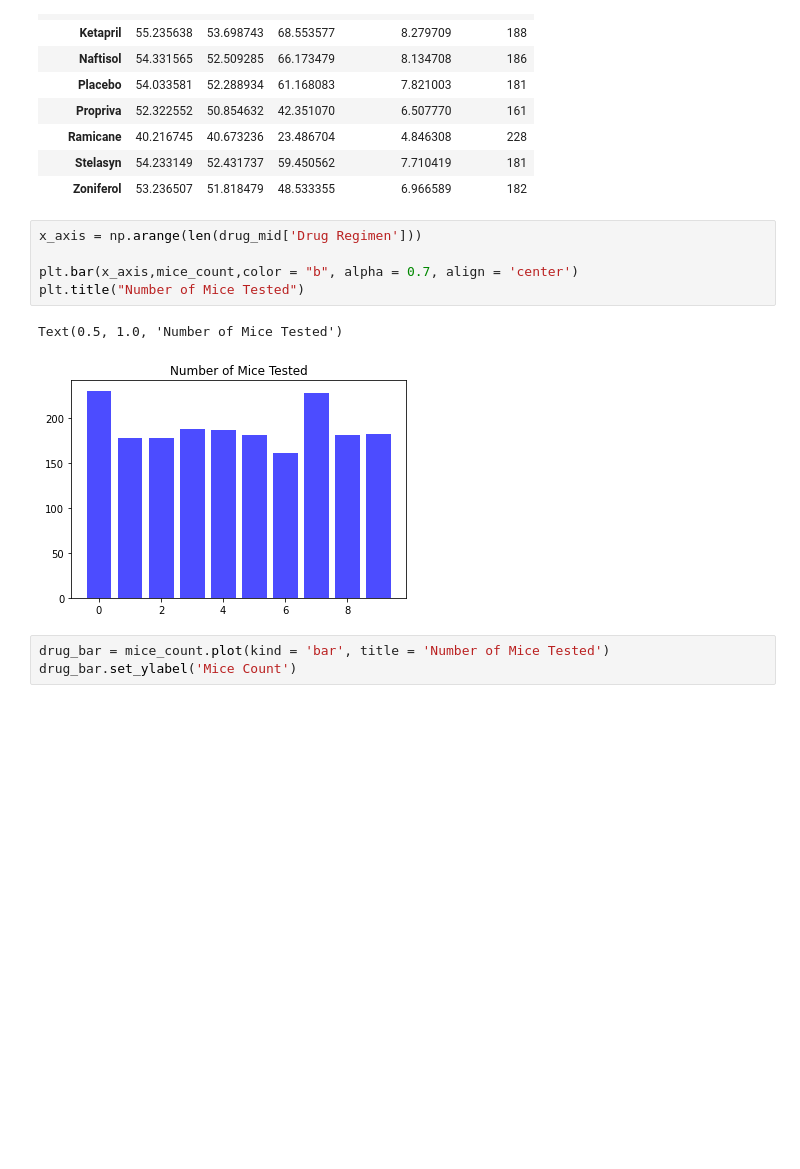
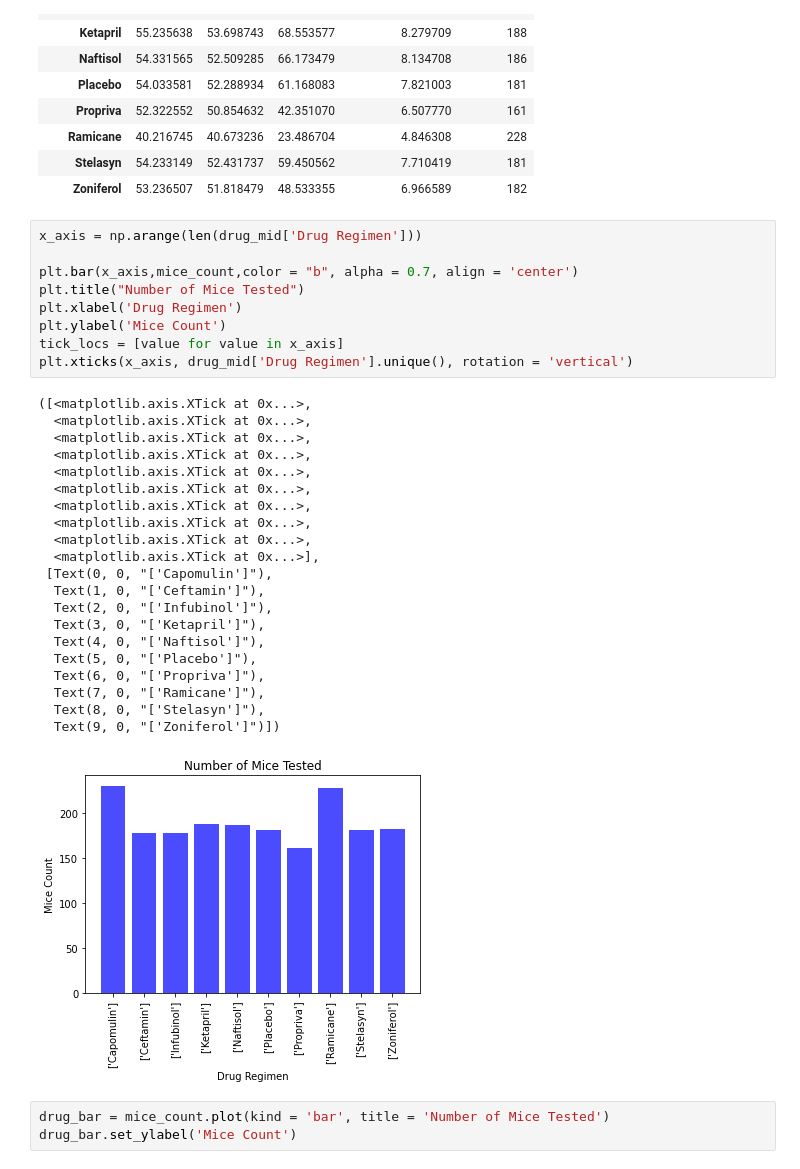
Before and after one commit to CharlesHilgeman/matplotlib-challenge, a Jupyter notebook: pymaceauticals.ipynb, the cells around one changed output. Drawn from its saved outputs; the diff is of its cells as text; blank space fills up the shorter version.

```diff
--- a/pymaceauticals.ipynb
+++ b/pymaceauticals.ipynb
@@ -92,11 +93,34 @@ data_summ
 # %%
 x_axis = np.arange(len(drug_mid['Drug Regimen']))
 
 plt.bar(x_axis,mice_count,color = "b", alpha = 0.7, align = 'center')
 plt.title("Number of Mice Tested")
+plt.xlabel('Drug Regimen')
+plt.ylabel('Mice Count')
+tick_locs = [value for value in x_axis]
+plt.xticks(x_axis, drug_mid['Drug Regimen'].unique(), rotation = 'vertical')
 # %% [output]
-Text(0.5, 1.0, 'Number of Mice Tested')
+([<matplotlib.axis.XTick at 0x...>,
+  <matplotlib.axis.XTick at 0x...>,
+  <matplotlib.axis.XTick at 0x...>,
+  <matplotlib.axis.XTick at 0x...>,
+  <matplotlib.axis.XTick at 0x...>,
+  <matplotlib.axis.XTick at 0x...>,
+  <matplotlib.axis.XTick at 0x...>,
+  <matplotlib.axis.XTick at 0x...>,
+  <matplotlib.axis.XTick at 0x...>,
+  <matplotlib.axis.XTick at 0x...>],
+ [Text(0, 0, "['Capomulin']"),
+  Text(1, 0, "['Ceftamin']"),
+  Text(2, 0, "['Infubinol']"),
+  Text(3, 0, "['Ketapril']"),
+  Text(4, 0, "['Naftisol']"),
+  Text(5, 0, "['Placebo']"),
+  Text(6, 0, "['Propriva']"),
+  Text(7, 0, "['Ramicane']"),
+  Text(8, 0, "['Stelasyn']"),
+  Text(9, 0, "['Zoniferol']")])
-[figure, old version]
+[figure, new version]
 # %%
 drug_bar = mice_count.plot(kind = 'bar', title = 'Number of Mice Tested')
 drug_bar.set_ylabel('Mice Count')
```
Also changed, not shown: parts of 8 cells of this notebook.
